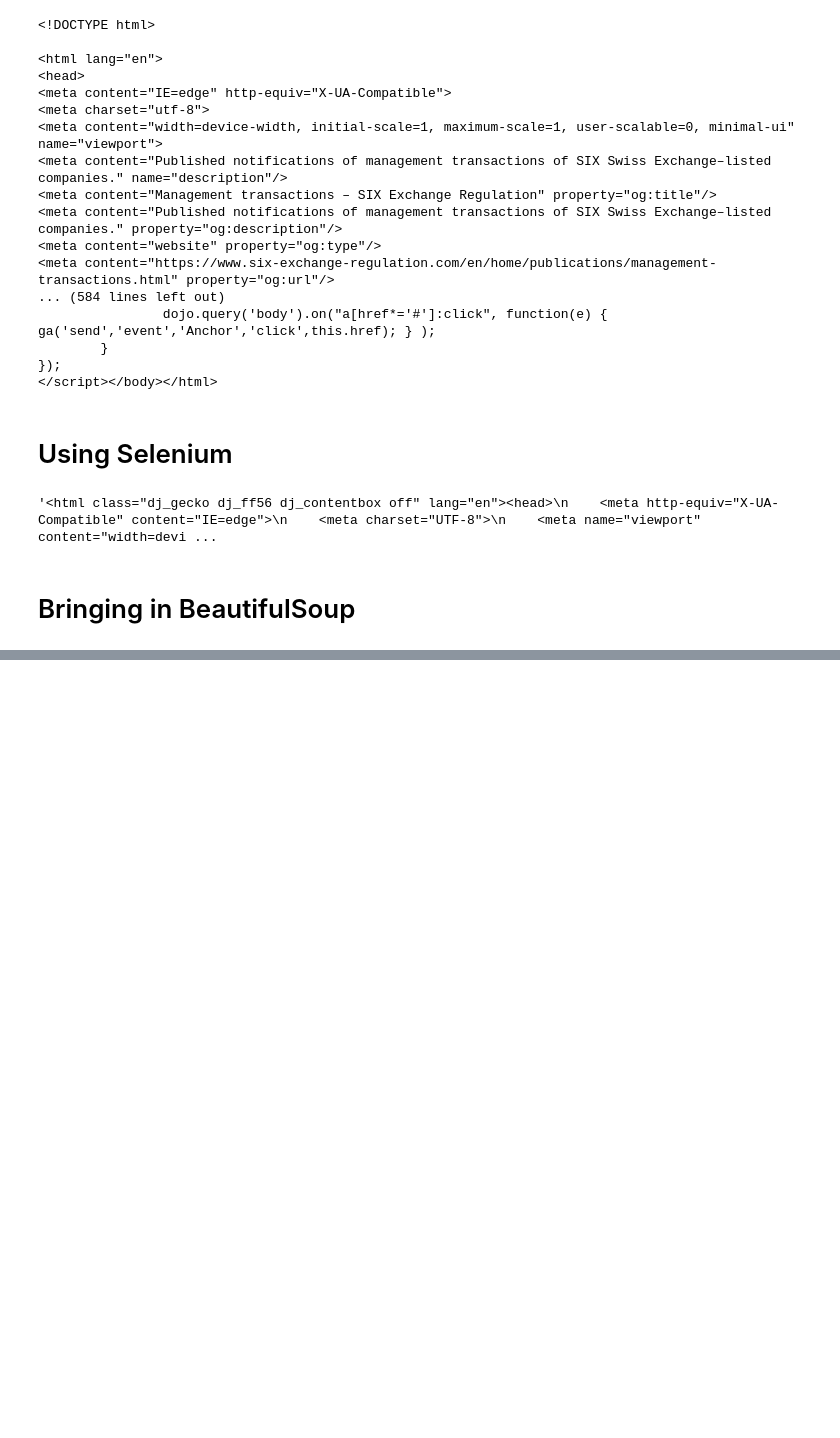
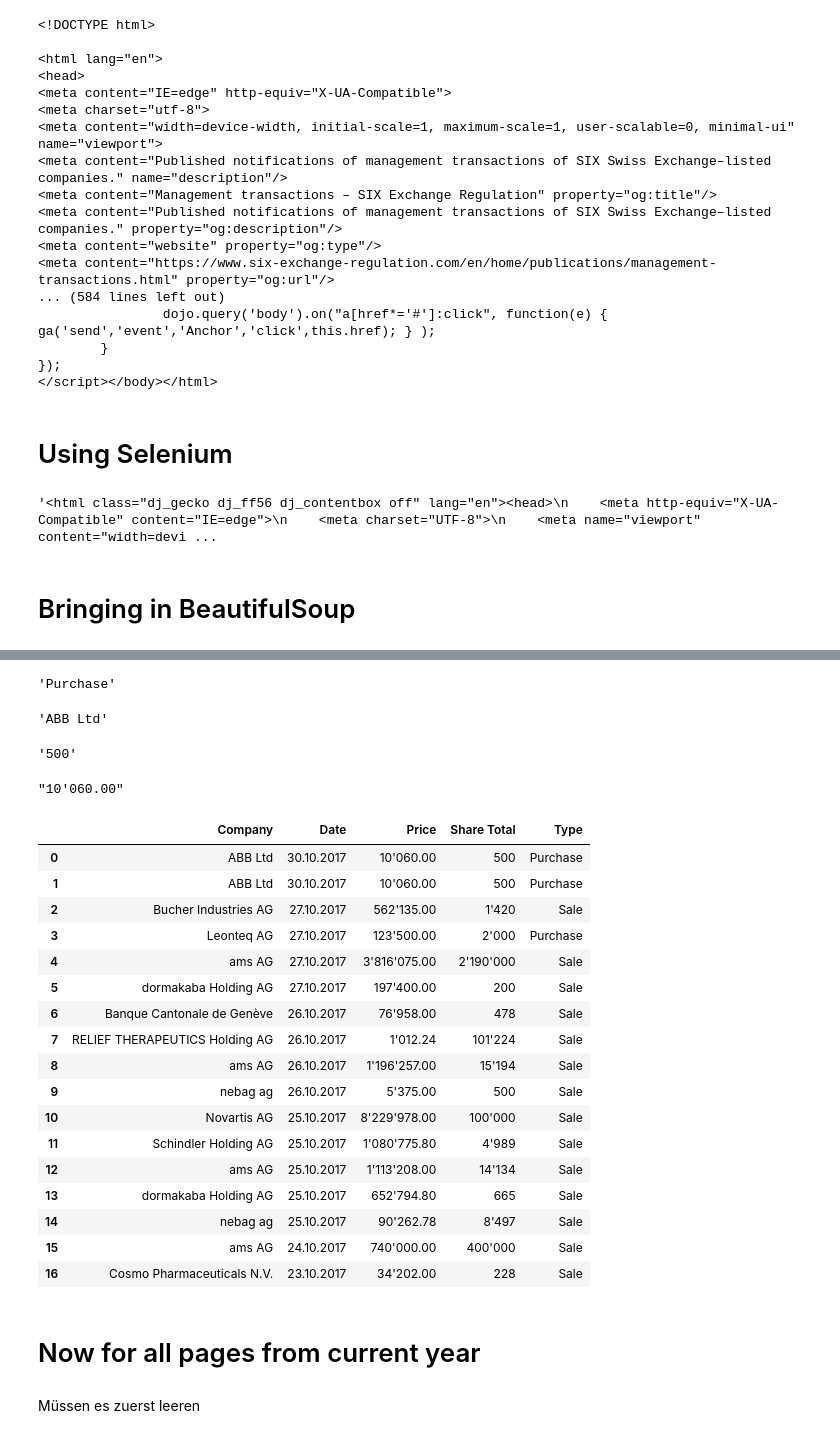
Before and after one commit to barjacks/pythonrecherche, a Jupyter notebook: 07 Selenium, more beautifulsoup/03 SIX.ipynb, the cells around one changed output, grey strips where cells are left out. Drawn from its saved outputs; the diff is of its cells as text; code cells hidden in the pictures; blank space fills up the shorter version.

```diff
--- a/07 Selenium, more beautifulsoup/03 SIX.ipynb
+++ b/07 Selenium, more beautifulsoup/03 SIX.ipynb
@@ -85,0 +90,53 @@ six_soup.find_all('tr', {'class':'itf-mark-row-template even'})[0]
+# %%
+six_soup.find_all('tr', {'class':'itf-mark-row-template even'})[0].find('strong', {'data-itf-inject':'BuySellIndicator'}).text
+# %% [output]
+'Purchase'
+# %%
+six_soup.find_all('tr', {'class':'itf-mark-row-template even'})[0].find('td', {'data-itf-inject': 'NotificationSubmitter'}).text
+# %% [output]
+'ABB Ltd'
+# %%
+six_soup.find_all('tr', {'class':'itf-mark-row-template even'})[0].find('span', {'data-itf-inject': 'TransactionSize'}).text
+# %% [output]
+'500'
+# %%
+six_soup.find_all('tr', {'class':'itf-mark-row-template even'})[0].find('span', {'data-itf-inject': 'TransactionAmountCHF'}).text
+# %% [output]
+"10'060.00"
+# %%
+lst = []
+for elem in six_soup.find_all('tr', {'class':'itf-mark-row-template even'}):
+    date = elem.find('td', {'data-itf-inject': 'TransactionDate'}).text
+    company = elem.find('td', {'data-itf-inject': 'NotificationSubmitter'}).text
+    share_total = elem.find('span', {'data-itf-inject': 'TransactionSize'}).text
+    price =  elem.find('span', {'data-itf-inject': 'TransactionAmountCHF'}).text
+    type_ = elem.find('strong', {'data-itf-inject':'BuySellIndicator'}).text
+    mini_dict = {'Date': date,
+                 'Company': company,
+                 'Share Total': share_total,
+                 'Price': price,
+                 'Type': type_}
+    lst.append(mini_dict)
+# %%
+pd.DataFrame(lst)
+# %% [output]
+|  | Company | Date | Price | Share Total | Type |
+| 0 | ABB Ltd | 30.10.2017 | 10'060.00 | 500 | Purchase |
+| 1 | ABB Ltd | 30.10.2017 | 10'060.00 | 500 | Purchase |
+| 2 | Bucher Industries AG | 27.10.2017 | 562'135.00 | 1'420 | Sale |
+| 3 | Leonteq AG | 27.10.2017 | 123'500.00 | 2'000 | Purchase |
+| 4 | ams AG | 27.10.2017 | 3'816'075.00 | 2'190'000 | Sale |
+| 5 | dormakaba Holding AG | 27.10.2017 | 197'400.00 | 200 | Sale |
+| 6 | Banque Cantonale de Genève | 26.10.2017 | 76'958.00 | 478 | Sale |
+| 7 | RELIEF THERAPEUTICS Holding AG | 26.10.2017 | 1'012.24 | 101'224 | Sale |
+| 8 | ams AG | 26.10.2017 | 1'196'257.00 | 15'194 | Sale |
+| 9 | nebag ag | 26.10.2017 | 5'375.00 | 500 | Sale |
+| 10 | Novartis AG | 25.10.2017 | 8'229'978.00 | 100'000 | Sale |
+| 11 | Schindler Holding AG | 25.10.2017 | 1'080'775.80 | 4'989 | Sale |
+| 12 | ams AG | 25.10.2017 | 1'113'208.00 | 14'134 | Sale |
+| 13 | dormakaba Holding AG | 25.10.2017 | 652'794.80 | 665 | Sale |
+| 14 | nebag ag | 25.10.2017 | 90'262.78 | 8'497 | Sale |
+| 15 | ams AG | 24.10.2017 | 740'000.00 | 400'000 | Sale |
+| 16 | Cosmo Pharmaceuticals N.V. | 23.10.2017 | 34'202.00 | 228 | Sale |
+# %% [markdown]
+# Now for all pages from current year
@@ -85,0 +149,2 @@ six_soup.find_all('tr', {'class':'itf-mark-row-template even'})[0]
+# %% [markdown]
+Müssen es zuerst leeren
```
Also changed, not shown: parts of 13 cells of this notebook, 1 other file.
